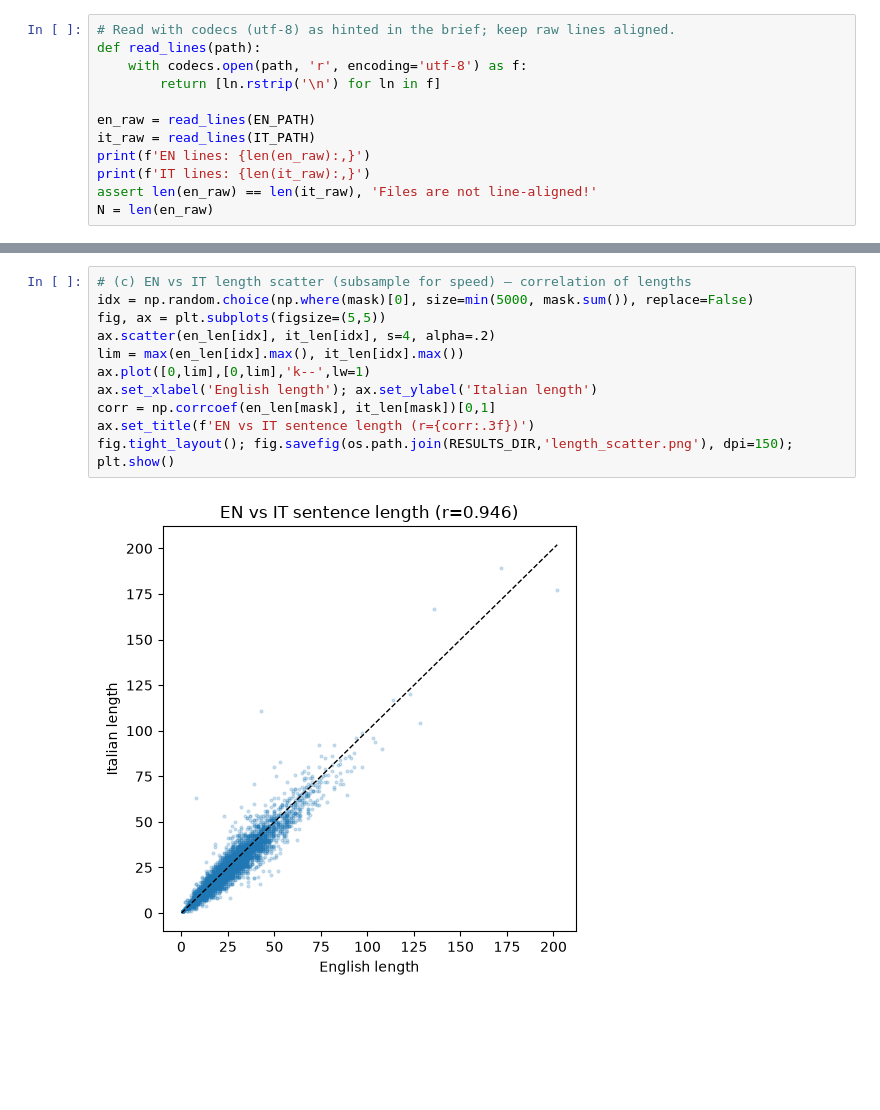
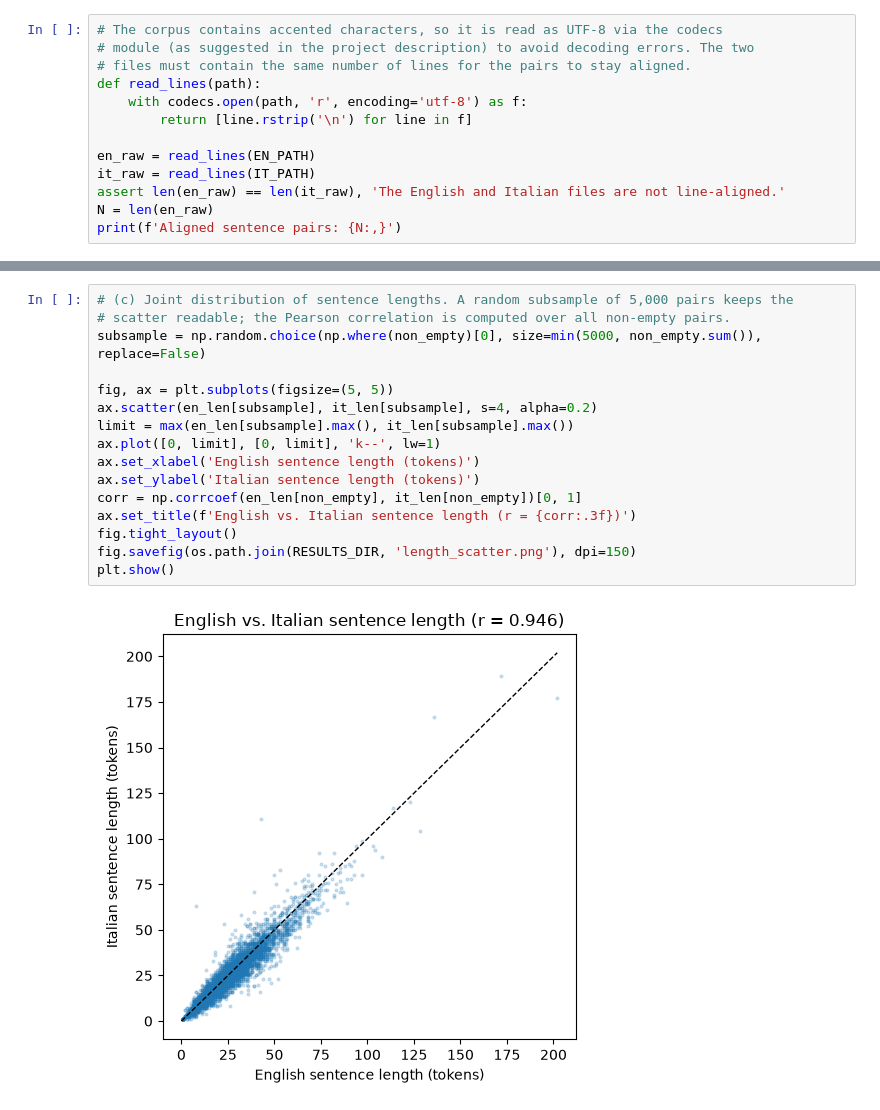
Before and after one commit to riccardotella/English-Italian-Machine-Translation-, a Jupyter notebook: notebooks/Task1_Data_Exploration.ipynb, the cells around one changed output, grey strips where cells are left out. Cells and saved outputs as stored; diff of their text form; blank space fills up the shorter version.

```diff
--- a/notebooks/Task1_Data_Exploration.ipynb
+++ b/notebooks/Task1_Data_Exploration.ipynb
@@ -61,13 +73,14 @@ EN exists: True | IT exists: True
 # %%
-# Read with codecs (utf-8) as hinted in the brief; keep raw lines aligned.
+# The corpus contains accented characters, so it is read as UTF-8 via the codecs
+# module (as suggested in the project description) to avoid decoding errors. The two
+# files must contain the same number of lines for the pairs to stay aligned.
 def read_lines(path):
     with codecs.open(path, 'r', encoding='utf-8') as f:
-        return [ln.rstrip('\n') for ln in f]
+        return [line.rstrip('\n') for line in f]
 
 en_raw = read_lines(EN_PATH)
 it_raw = read_lines(IT_PATH)
-print(f'EN lines: {len(en_raw):,}')
-print(f'IT lines: {len(it_raw):,}')
-assert len(en_raw) == len(it_raw), 'Files are not line-aligned!'
+assert len(en_raw) == len(it_raw), 'The English and Italian files are not line-aligned.'
 N = len(en_raw)
+print(f'Aligned sentence pairs: {N:,}')
 # %% [output]
@@ -182,14 +185,19 @@ Median IT/EN token ratio: 0.966  |  mean: 0.982
 # %%
-# (c) EN vs IT length scatter (subsample for speed) — correlation of lengths
-idx = np.random.choice(np.where(mask)[0], size=min(5000, mask.sum()), replace=False)
-fig, ax = plt.subplots(figsize=(5,5))
-ax.scatter(en_len[idx], it_len[idx], s=4, alpha=.2)
-lim = max(en_len[idx].max(), it_len[idx].max())
-ax.plot([0,lim],[0,lim],'k--',lw=1)
-ax.set_xlabel('English length'); ax.set_ylabel('Italian length')
-corr = np.corrcoef(en_len[mask], it_len[mask])[0,1]
-ax.set_title(f'EN vs IT sentence length (r={corr:.3f})')
-fig.tight_layout(); fig.savefig(os.path.join(RESULTS_DIR,'length_scatter.png'), dpi=150); plt.show()
+# (c) Joint distribution of sentence lengths. A random subsample of 5,000 pairs keeps the
+# scatter readable; the Pearson correlation is computed over all non-empty pairs.
+subsample = np.random.choice(np.where(non_empty)[0], size=min(5000, non_empty.sum()), replace=False)
+
+fig, ax = plt.subplots(figsize=(5, 5))
+ax.scatter(en_len[subsample], it_len[subsample], s=4, alpha=0.2)
+limit = max(en_len[subsample].max(), it_len[subsample].max())
+ax.plot([0, limit], [0, limit], 'k--', lw=1)
+ax.set_xlabel('English sentence length (tokens)')
+ax.set_ylabel('Italian sentence length (tokens)')
+corr = np.corrcoef(en_len[non_empty], it_len[non_empty])[0, 1]
+ax.set_title(f'English vs. Italian sentence length (r = {corr:.3f})')
+fig.tight_layout()
+fig.savefig(os.path.join(RESULTS_DIR, 'length_scatter.png'), dpi=150)
+plt.show()
 # %% [output]
-[figure, old version]
+[figure, new version]
 # %%
```
Also changed, not shown: parts of 17 cells of this notebook, 6 other files.
